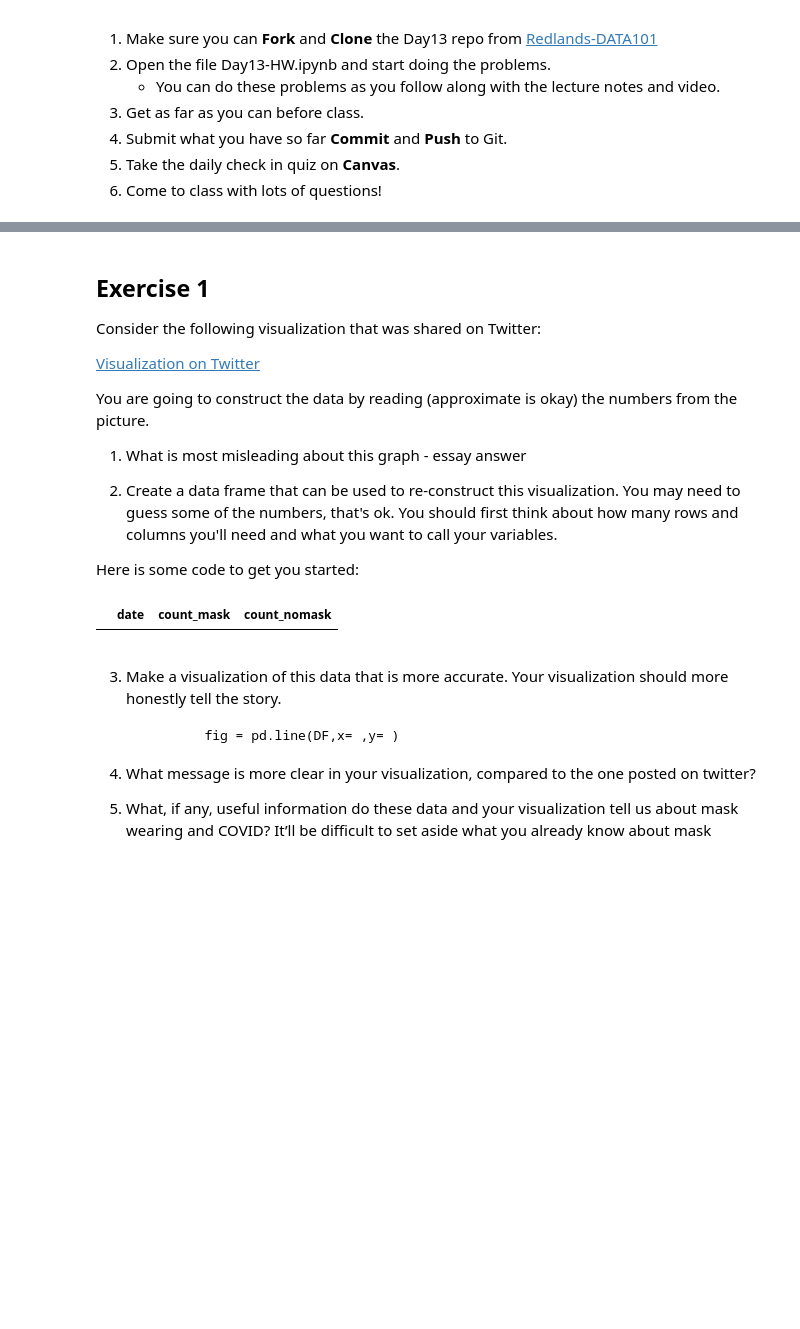
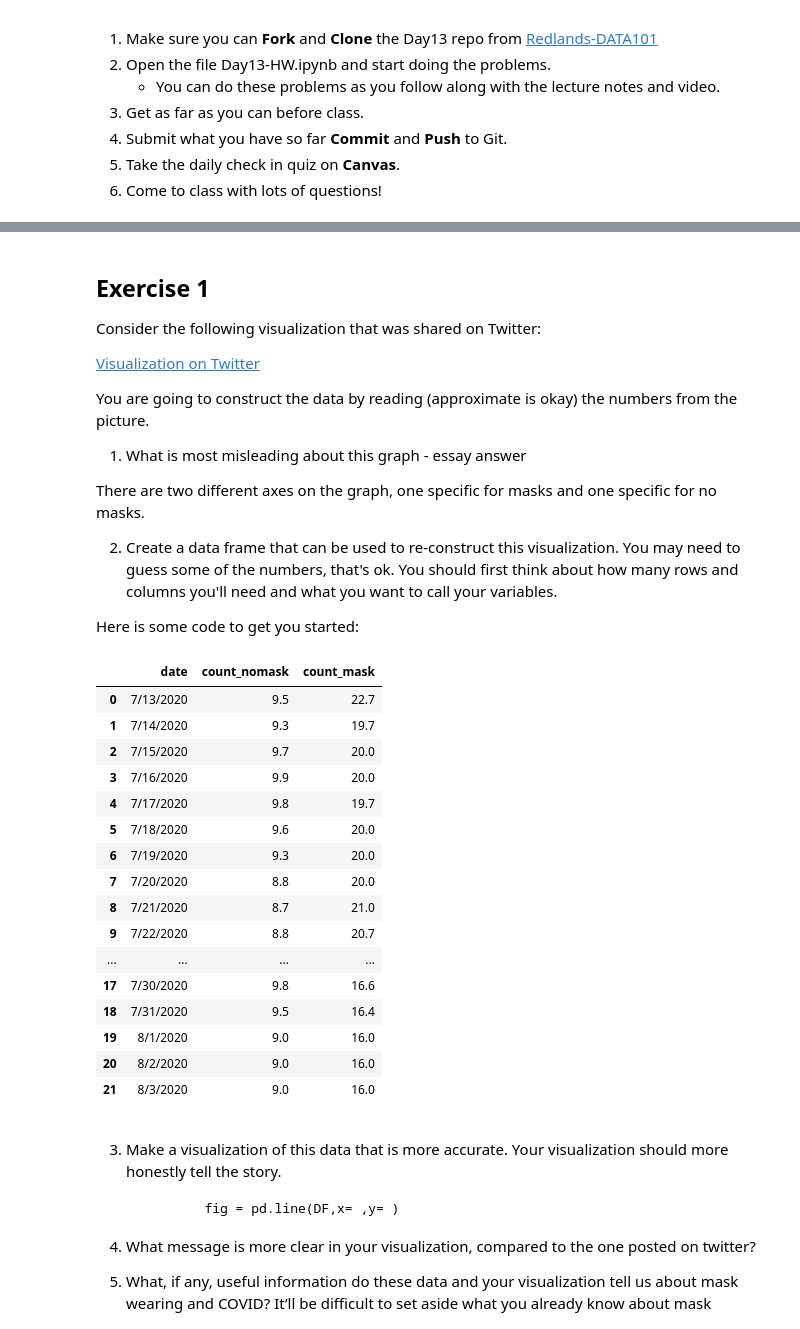
Before and after one commit to sophiamagcale/Day13, a Jupyter notebook: Day13-HW.ipynb, the cells around one changed output, grey strips where cells are left out. Cells and saved outputs as stored; diff of their text form; code cells hidden in the pictures; blank space fills up the shorter version.

```diff
--- a/Day13-HW.ipynb
+++ b/Day13-HW.ipynb
@@ -89,22 +96,40 @@ You are going to construct the data by reading (approximate is okay) the numbers
 
 1. What is most misleading about this graph - essay answer
 
+There are two different axes on the graph, one specific for masks and one specific for no masks.
+
 2.  Create a data frame that can be used to re-construct this visualization. You may need to guess some of the numbers, that's ok. You should first think about how many rows and columns you'll need and what you want to call your variables.
 
 
 Here is some code to get you started:
 # %%
-date = []
-count_mask = []
-count_nomask = []
+date = ['7/13/2020','7/14/2020','7/15/2020','7/16/2020','7/17/2020','7/18/2020','7/19/2020','7/20/2020','7/21/2020','7/22/2020','7/23/2020','7/24/2020','7/25/2020','7/26/2020','7/27/2020','7/28/2020','7/29/2020','7/30/2020','7/31/2020','8/1/2020','8/2/2020','8/3/2020']
+count_nomask = [9.5,9.3,9.7,9.9,9.8,9.6,9.3,8.8,8.7,8.8,8.8,9.4,9.9,10.0,9.8,9.5,9.5,9.8,9.5,9.0,9.0,9.0]
+count_mask = [22.7,19.7,20.0,20.0,19.7,20.0,20.0,20.0,21.0,20.7,19.8,20.2,19.6,19.3,18.5,16.7,16.5,16.6,16.4,16.0,16.0,16.0]
 
 DF = pd.DataFrame()
 DF['date']=date
-DF['count_mask']=count_mask
 DF['count_nomask']=count_nomask
+DF['count_mask'] = count_mask
 DF
 # %% [output]
-|  | date | count_mask | count_nomask |
+|  | date | count_nomask | count_mask |
+| 0 | 7/13/2020 | 9.5 | 22.7 |
+| 1 | 7/14/2020 | 9.3 | 19.7 |
+| 2 | 7/15/2020 | 9.7 | 20.0 |
+| 3 | 7/16/2020 | 9.9 | 20.0 |
+| 4 | 7/17/2020 | 9.8 | 19.7 |
+| 5 | 7/18/2020 | 9.6 | 20.0 |
+| 6 | 7/19/2020 | 9.3 | 20.0 |
+| 7 | 7/20/2020 | 8.8 | 20.0 |
+| 8 | 7/21/2020 | 8.7 | 21.0 |
+| 9 | 7/22/2020 | 8.8 | 20.7 |
+| ... | ... | ... | ... |
+| 17 | 7/30/2020 | 9.8 | 16.6 |
+| 18 | 7/31/2020 | 9.5 | 16.4 |
+| 19 | 8/1/2020 | 9.0 | 16.0 |
+| 20 | 8/2/2020 | 9.0 | 16.0 |
+| 21 | 8/3/2020 | 9.0 | 16.0 |
 # %% [markdown]
 3. Make a visualization of this data that is more accurate. Your visualization should more honestly tell the story.
 
```
Also changed, not shown: parts of 3 cells of this notebook.
